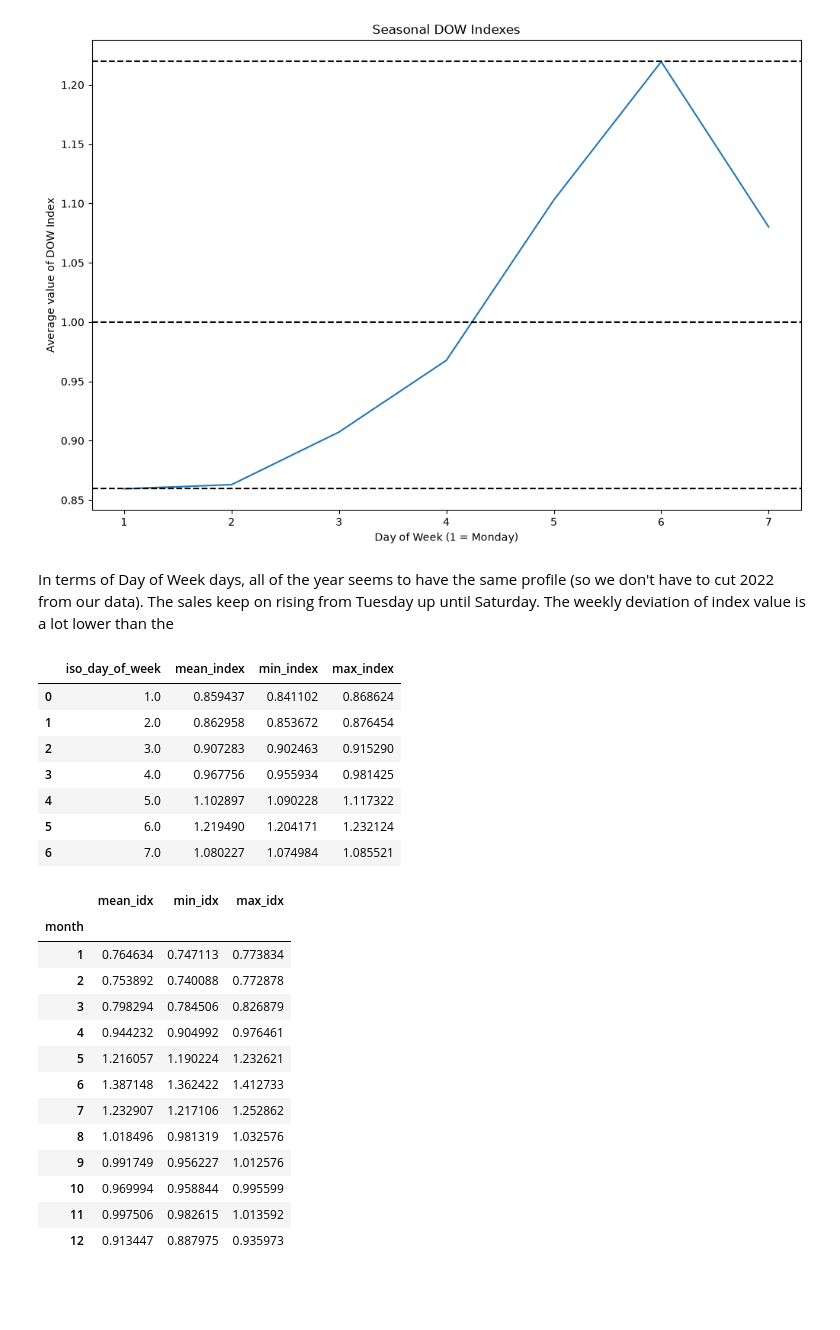
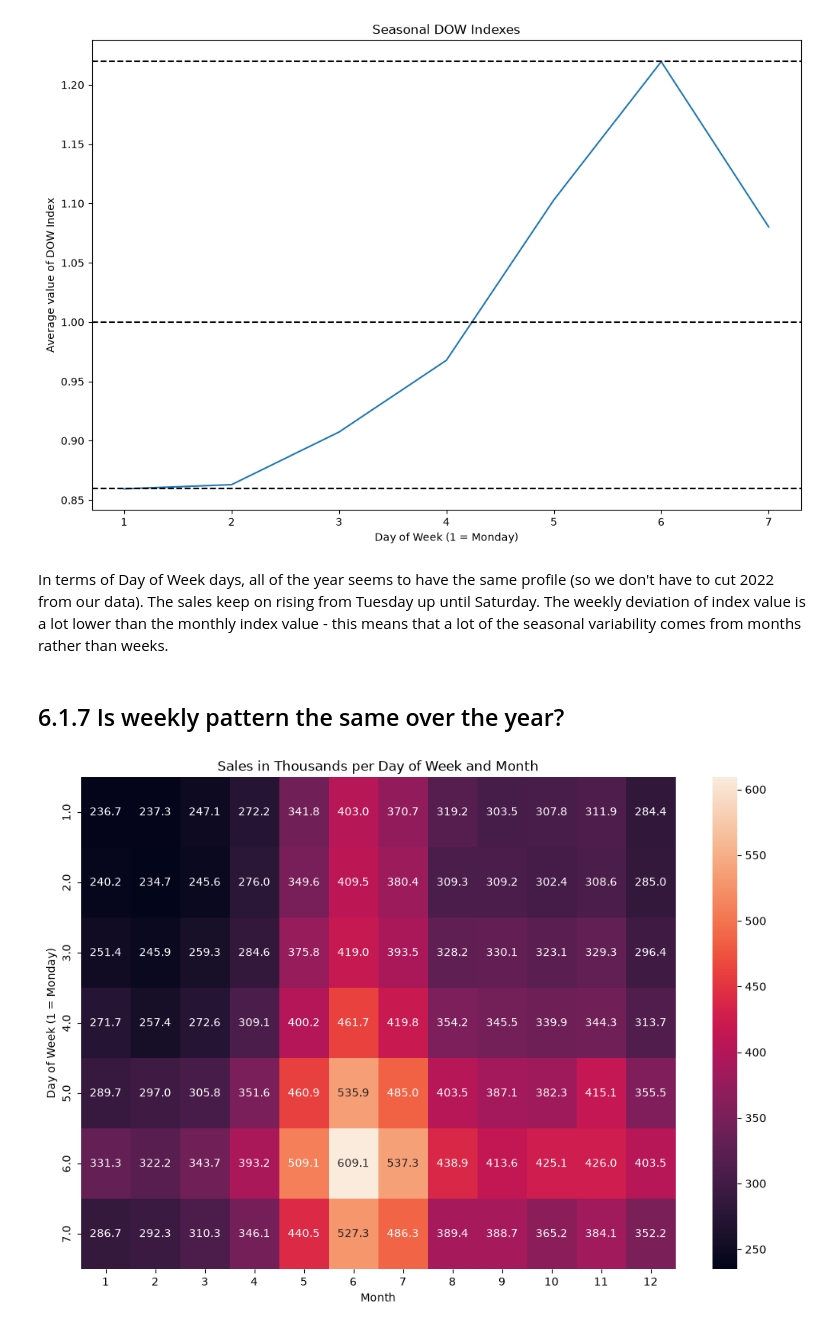
Before and after one commit to Grzegosh/sku_prediction, a Jupyter notebook: EDA.ipynb, the cells around one changed output. Drawn from its saved outputs; the diff is of its cells as text; code cells hidden in the pictures; blank space fills up the shorter version.

Commit message:
Month / Weekly Index

```diff
--- a/EDA.ipynb
+++ b/EDA.ipynb
@@ -328,32 +328,24 @@ plt.ylabel("Average value of DOW Index");
 # %% [output]
 [figure]
 # %% [markdown]
-In terms of Day of Week days, all of the year seems to have the same profile (so we don't have to cut 2022 from our data). The sales keep on rising from Tuesday up until Saturday. The weekly deviation of index value is a lot lower than the
+In terms of Day of Week days, all of the year seems to have the same profile (so we don't have to cut 2022 from our data). The sales keep on rising from Tuesday up until Saturday. The weekly deviation of index value is a lot lower than the monthly index value - this means that a lot of the seasonal variability comes from months rather than weeks.
-# %%
-weekly_profile
-# %% [output]
-|  | iso_day_of_week | mean_index | min_index | max_index |
-| 0 | 1.0 | 0.859437 | 0.841102 | 0.868624 |
-| 1 | 2.0 | 0.862958 | 0.853672 | 0.876454 |
-| 2 | 3.0 | 0.907283 | 0.902463 | 0.915290 |
-| 3 | 4.0 | 0.967756 | 0.955934 | 0.981425 |
-| 4 | 5.0 | 1.102897 | 1.090228 | 1.117322 |
-| 5 | 6.0 | 1.219490 | 1.204171 | 1.232124 |
-| 6 | 7.0 | 1.080227 | 1.074984 | 1.085521 |
-# %%
-monthly_profile
-# %% [output]
-|  | mean_idx | min_idx | max_idx |
-| month |  |  |  |
-| 1 | 0.764634 | 0.747113 | 0.773834 |
-| 2 | 0.753892 | 0.740088 | 0.772878 |
-| 3 | 0.798294 | 0.784506 | 0.826879 |
-| 4 | 0.944232 | 0.904992 | 0.976461 |
-| 5 | 1.216057 | 1.190224 | 1.232621 |
-| 6 | 1.387148 | 1.362422 | 1.412733 |
-| 7 | 1.232907 | 1.217106 | 1.252862 |
-| 8 | 1.018496 | 0.981319 | 1.032576 |
-| 9 | 0.991749 | 0.956227 | 1.012576 |
-| 10 | 0.969994 | 0.958844 | 0.995599 |
-| 11 | 0.997506 | 0.982615 | 1.013592 |
-| 12 | 0.913447 | 0.887975 | 0.935973 |
+# %% [markdown]
+## 6.1.7 Is weekly pattern the same over the year?
+# %%
+dow_month_pivot = pd.pivot_table(
+    data=fact_sales_agg_daily_calendar,
+    columns='month',
+    index='iso_day_of_week',
+    values= 'revenue',
+    aggfunc='mean'
+)
+
+dow_month_pivot_plot = dow_month_pivot / 1000
+# %%
+plt.figure(figsize=(12,8))
+sns.heatmap(dow_month_pivot_plot, annot=True, fmt = ".1f");
+plt.title(f"Sales in Thousands per Day of Week and Month");
+plt.ylabel("Day of Week (1 = Monday)");
+plt.xlabel("Month");
+# %% [output]
+[figure, added]
```
Also changed, not shown: parts of 5 cells of this notebook, 2 other files.
